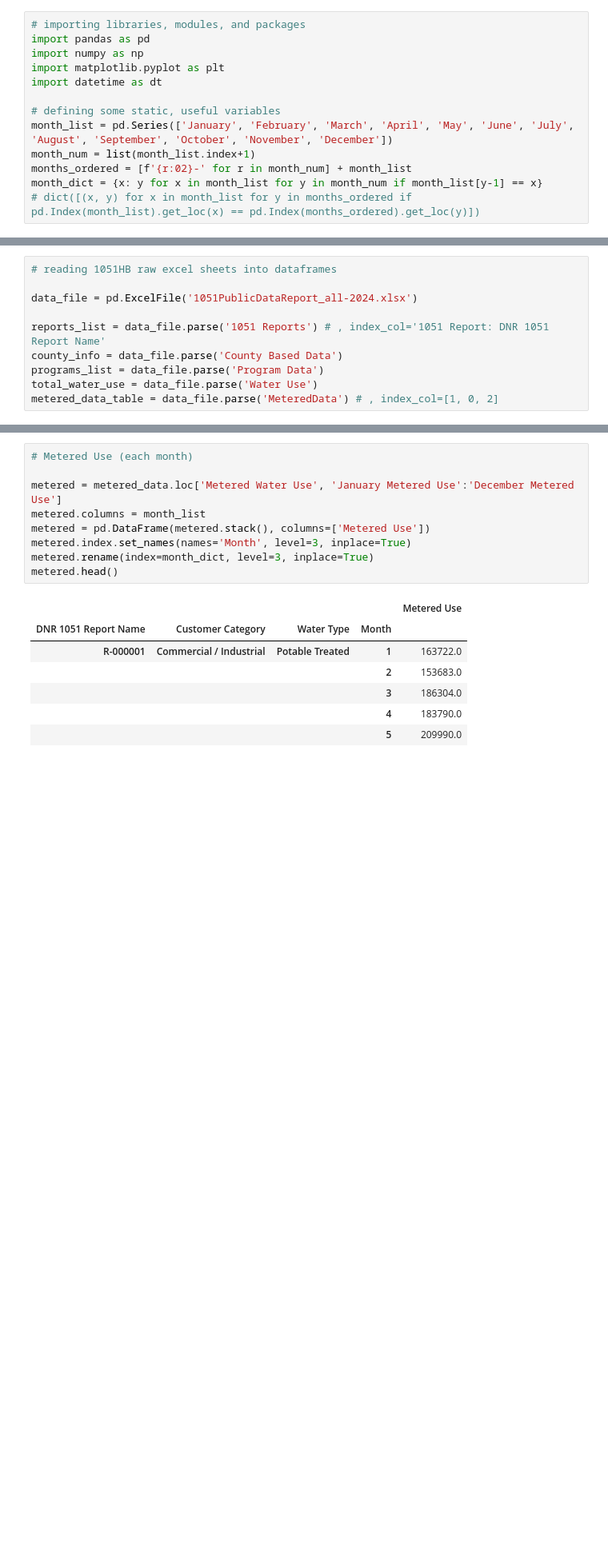
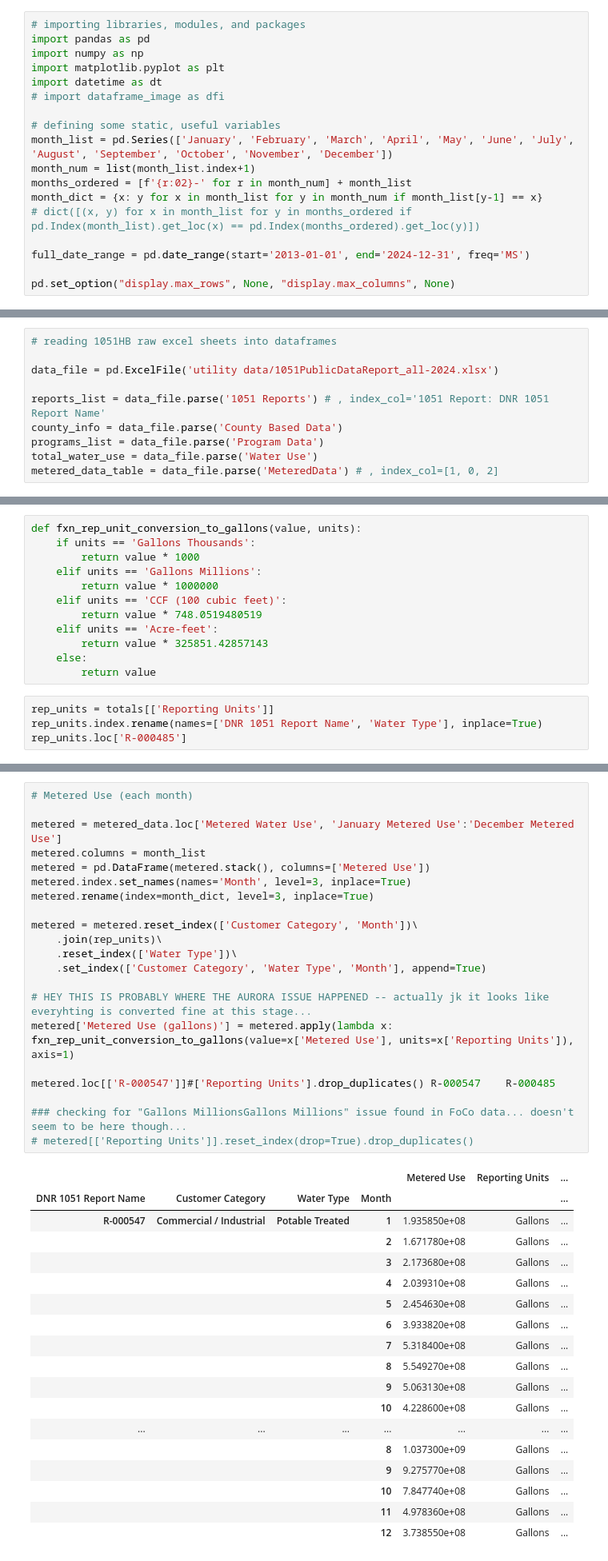
Before and after one commit to jade-fp/hub-gra-cwcb-rates, a Jupyter notebook: analysis_notes_tbd.ipynb, the cells around one changed output, grey strips where cells are left out. Shown: that part at 80% size. Cells and saved outputs as stored; diff of their text form; blank space fills up the shorter version.

Commit message:
data provided and work done in analysis nb

```diff
--- a/analysis_notes_tbd.ipynb
+++ b/analysis_notes_tbd.ipynb
@@ -28,6 +40,7 @@ import pandas as pd
 import numpy as np
 import matplotlib.pyplot as plt
 import datetime as dt
+# import dataframe_image as dfi
 
 # defining some static, useful variables
 month_list = pd.Series(['January', 'February', 'March', 'April', 'May', 'June', 'July', 'August', 'September', 'October', 'November', 'December'])
@@ -35,3 +48,7 @@ month_num = list(month_list.index+1)
 months_ordered = [f'{r:02}-' for r in month_num] + month_list
 month_dict = {x: y for x in month_list for y in month_num if month_list[y-1] == x}
 # dict([(x, y) for x in month_list for y in months_ordered if pd.Index(month_list).get_loc(x) == pd.Index(months_ordered).get_loc(y)])
+
+full_date_range = pd.date_range(start='2013-01-01', end='2024-12-31', freq='MS')
+
+pd.set_option("display.max_rows", None, "display.max_columns", None)
@@ -40,7 +85,7 @@ month_dict = {x: y for x in month_list for y in month_num if month_list[y-1] ==
 # %%
 # reading 1051HB raw excel sheets into dataframes
 
-data_file = pd.ExcelFile('1051PublicDataReport_all-2024.xlsx')
+data_file = pd.ExcelFile('utility data/1051PublicDataReport_all-2024.xlsx')
 
 reports_list = data_file.parse('1051 Reports') # , index_col='1051 Report: DNR 1051 Report Name'
 county_info = data_file.parse('County Based Data')
@@ -162,0 +245,16 @@ restrictions.head()
+# %%
+def fxn_rep_unit_conversion_to_gallons(value, units):
+    if units == 'Gallons Thousands':
+        return value * 1000
+    elif units == 'Gallons Millions':
+        return value * 1000000
+    elif units == 'CCF (100 cubic feet)':
+        return value * 748.0519480519
+    elif units == 'Acre-feet':
+        return value * 325851.42857143
+    else:
+        return value
+# %%
+rep_units = totals[['Reporting Units']]
+rep_units.index.rename(names=['DNR 1051 Report Name', 'Water Type'], inplace=True)
+rep_units.loc['R-000485']
@@ -163,20 +267,43 @@ restrictions.head()
 # %%
 # Metered Use (each month)
 
 metered = metered_data.loc['Metered Water Use', 'January Metered Use':'December Metered Use']
 metered.columns = month_list
 metered = pd.DataFrame(metered.stack(), columns=['Metered Use'])
 metered.index.set_names(names='Month', level=3, inplace=True)
 metered.rename(index=month_dict, level=3, inplace=True)
-metered.head()
+
+metered = metered.reset_index(['Customer Category', 'Month'])\
+    .join(rep_units)\
+    .reset_index(['Water Type'])\
+    .set_index(['Customer Category', 'Water Type', 'Month'], append=True)
+
+# HEY THIS IS PROBABLY WHERE THE AURORA ISSUE HAPPENED -- actually jk it looks like everyhting is converted fine at this stage...
+metered['Metered Use (gallons)'] = metered.apply(lambda x: fxn_rep_unit_conversion_to_gallons(value=x['Metered Use'], units=x['Reporting Units']), axis=1)
+
+metered.loc[['R-000547']]#['Reporting Units'].drop_duplicates() R-000547    R-000485
+
+### checking for "Gallons MillionsGallons Millions" issue found in FoCo data... doesn't seem to be here though...
+# metered[['Reporting Units']].reset_index(drop=True).drop_duplicates()
 # %% [output]
-|  |  |  |  | Metered Use |
-| DNR 1051 Report Name | Customer Category | Water Type | Month |  |
-| R-000001 | Commercial / Industrial | Potable Treated | 1 | 163722.0 |
-|  |  |  | 2 | 153683.0 |
-|  |  |  | 3 | 186304.0 |
-|  |  |  | 4 | 183790.0 |
-|  |  |  | 5 | 209990.0 |
+|  |  |  |  | Metered Use | Reporting Units | ... |
+| DNR 1051 Report Name | Customer Category | Water Type | Month |  |  | ... |
+| R-000547 | Commercial / Industrial | Potable Treated | 1 | 1.935850e+08 | Gallons | ... |
+|  |  |  | 2 | 1.671780e+08 | Gallons | ... |
+|  |  |  | 3 | 2.173680e+08 | Gallons | ... |
+|  |  |  | 4 | 2.039310e+08 | Gallons | ... |
+|  |  |  | 5 | 2.454630e+08 | Gallons | ... |
+|  |  |  | 6 | 3.933820e+08 | Gallons | ... |
+|  |  |  | 7 | 5.318400e+08 | Gallons | ... |
+|  |  |  | 8 | 5.549270e+08 | Gallons | ... |
+|  |  |  | 9 | 5.063130e+08 | Gallons | ... |
+|  |  |  | 10 | 4.228600e+08 | Gallons | ... |
+| ... | ... | ... | ... | ... | ... | ... |
+|  |  |  | 8 | 1.037300e+09 | Gallons | ... |
+|  |  |  | 9 | 9.275770e+08 | Gallons | ... |
+|  |  |  | 10 | 7.847740e+08 | Gallons | ... |
+|  |  |  | 11 | 4.978360e+08 | Gallons | ... |
+|  |  |  | 12 | 3.738550e+08 | Gallons | ... |
 # %% [markdown]
 # Data Summary
 # %% [markdown]
```
Also changed, not shown: parts of 41 cells of this notebook, 32 other files.
